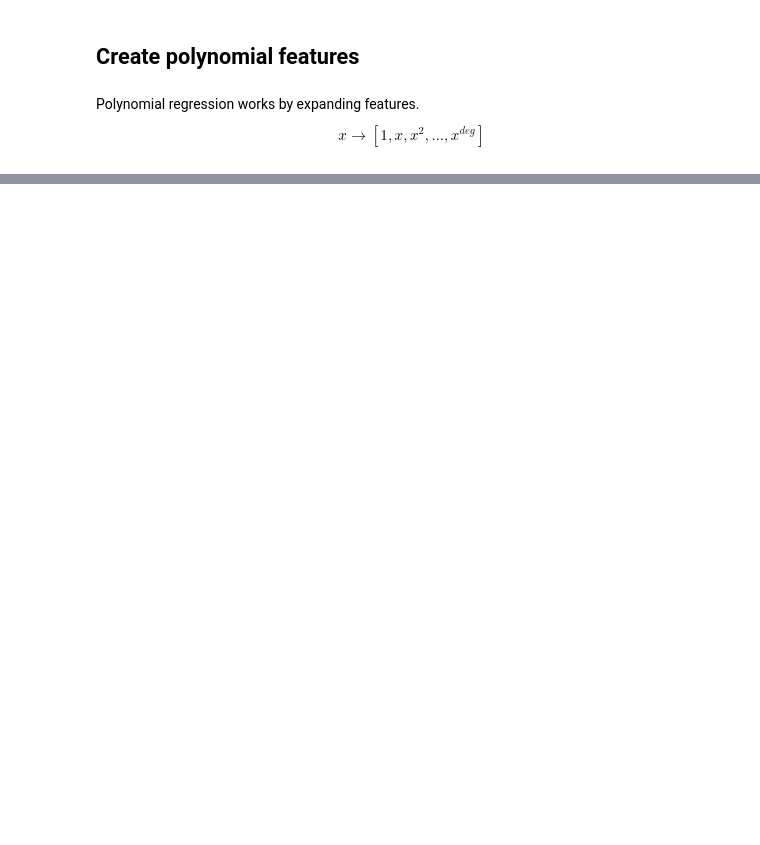
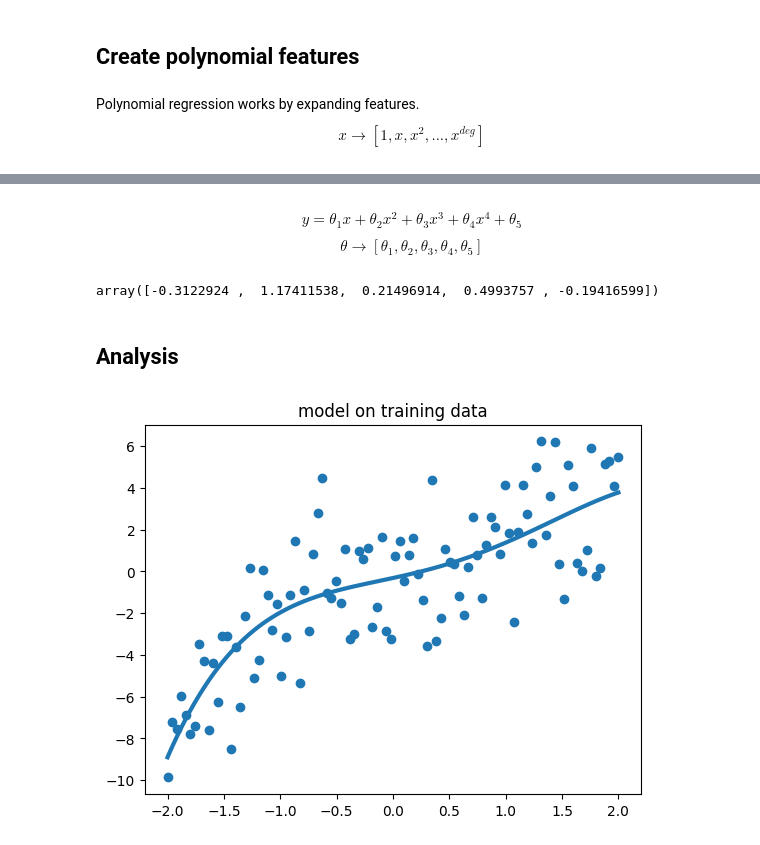
Before and after one commit to wadamiru/manual-ml, a Jupyter notebook: projects/linear-regression/notebooks/polynomial.ipynb, the cells around one changed output, grey strips where cells are left out. Saved outputs shown, nothing was run; the diff lists cells and outputs as text; code cells hidden in the pictures; blank space fills up the shorter version.

```diff
--- a/projects/linear-regression/notebooks/polynomial.ipynb
+++ b/projects/linear-regression/notebooks/polynomial.ipynb
@@ -46,5 +46,5 @@ def poly_ft(x, deg):
         xp[:,d] = x**d
     return xp
 # %%
-xtr = poly_ft(xtr,deg)
+Xtr = poly_ft(xtr,deg)
 # %%
@@ -57,0 +82,23 @@ array([[  1.        ,  -3.        ,   9.        , -27.        ],
+# %%
+# numerically, the inverse is never computed directly
+# instead solved via SVD (singular value decomposition)
+theta = np.linalg.lstsq(Xtr,ytr,rcond=None)[0] # extract only the first element of return
+# %% [markdown]
+$$y=\theta_1 x + \theta_2 x^2 + \theta_3 x^3 + \theta_4 x^4 + \theta_5$$
+$$\theta \rightarrow [\theta_1, \theta_2, \theta_3, \theta_4, \theta_5]$$
+# %%
+theta
+# %% [output]
+array([-0.3122924 ,  1.17411538,  0.21496914,  0.4993757 , -0.19416599])
+# %% [markdown]
+## Analysis
+# %%
+# predictions on training data
+ytrpred = Xtr @ theta
+
+plt.scatter(xtr, ytr)
+plt.title("model on training data")
+plt.plot(xtr, ytrpred, linewidth=3)
+plt.show()
+# %% [output]
+[figure, added]
```
Also changed, not shown: parts of 7 cells of this notebook.
